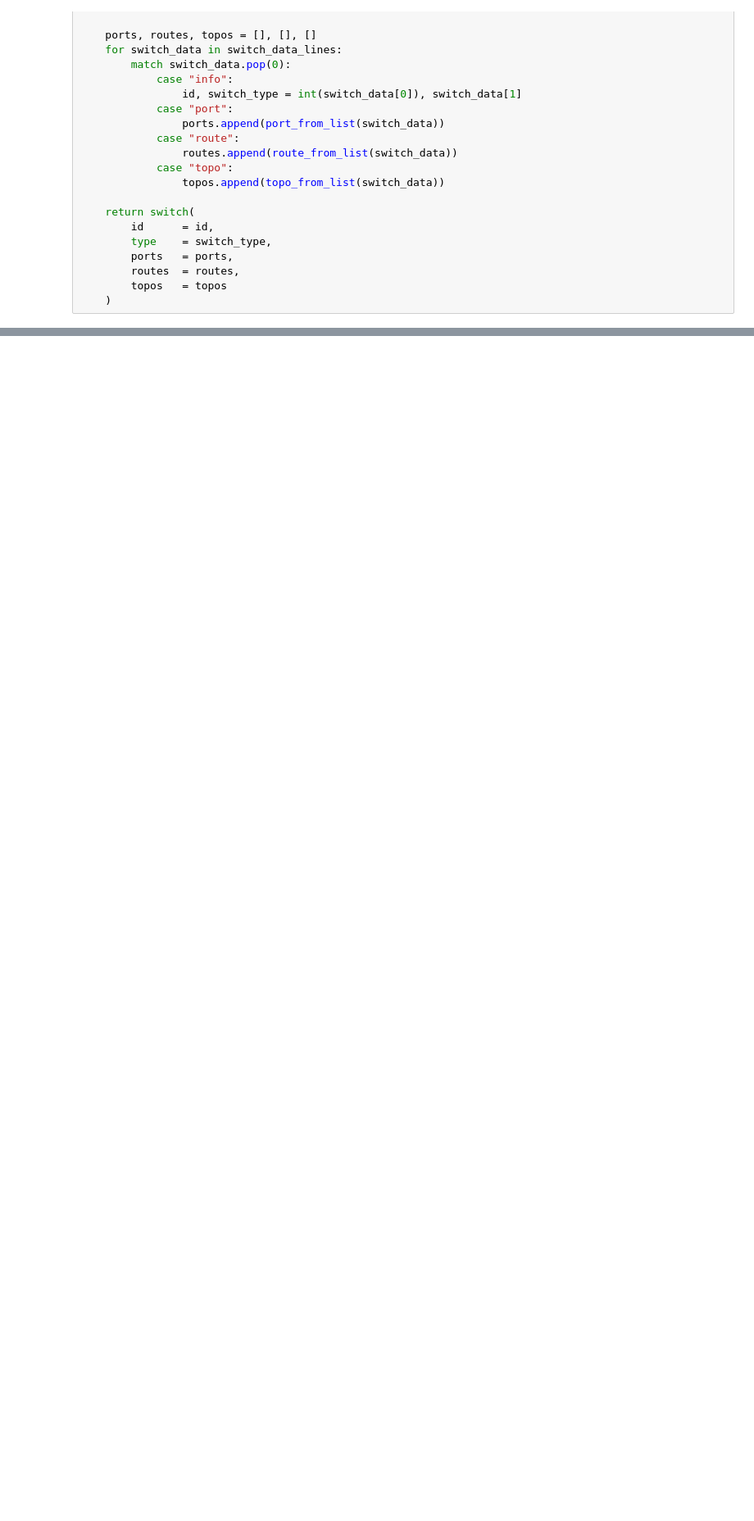
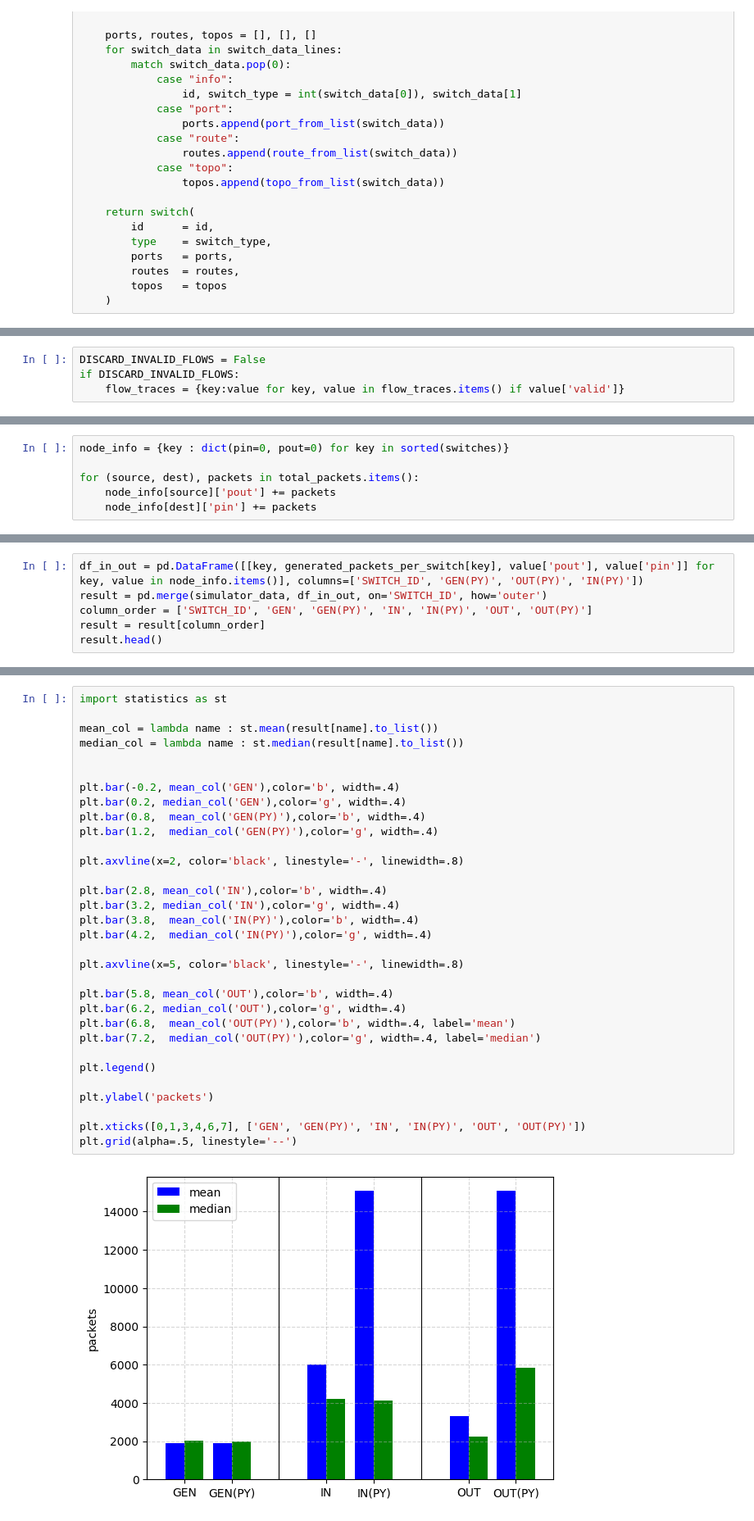
Before and after one commit to network-digital-twin/experiment-utils, a Jupyter notebook: src/partition_processing.ipynb, the cells around one changed output, grey strips where cells are left out. Shown: that part at 82% size. Drawn from its saved outputs; the diff is of its cells as text; blank space fills up the shorter version.

```diff
--- a/src/partition_processing.ipynb
+++ b/src/partition_processing.ipynb
@@ -168,0 +221,4 @@ ValueError: max() iterable argument is empty
+# %%
+DISCARD_INVALID_FLOWS = False
+if DISCARD_INVALID_FLOWS:
+    flow_traces = {key:value for key, value in flow_traces.items() if value['valid']}
@@ -168,0 +281,6 @@ ValueError: max() iterable argument is empty
+# %%
+node_info = {key : dict(pin=0, pout=0) for key in sorted(switches)}
+
+for (source, dest), packets in total_packets.items():
+    node_info[source]['pout'] += packets
+    node_info[dest]['pin'] += packets
@@ -168,0 +296,6 @@ ValueError: max() iterable argument is empty
+# %%
+df_in_out = pd.DataFrame([[key, generated_packets_per_switch[key], value['pout'], value['pin']] for key, value in node_info.items()], columns=['SWITCH_ID', 'GEN(PY)', 'OUT(PY)', 'IN(PY)'])
+result = pd.merge(simulator_data, df_in_out, on='SWITCH_ID', how='outer')
+column_order = ['SWITCH_ID', 'GEN', 'GEN(PY)', 'IN', 'IN(PY)', 'OUT', 'OUT(PY)']
+result = result[column_order]
+result.head()
@@ -168,0 +313,34 @@ ValueError: max() iterable argument is empty
+# %%
+import statistics as st
+
+mean_col = lambda name : st.mean(result[name].to_list())
+median_col = lambda name : st.median(result[name].to_list())
+
+
+plt.bar(-0.2, mean_col('GEN'),color='b', width=.4)
+plt.bar(0.2, median_col('GEN'),color='g', width=.4)
+plt.bar(0.8,  mean_col('GEN(PY)'),color='b', width=.4)
+plt.bar(1.2,  median_col('GEN(PY)'),color='g', width=.4)
+
+plt.axvline(x=2, color='black', linestyle='-', linewidth=.8)
+
+plt.bar(2.8, mean_col('IN'),color='b', width=.4)
+plt.bar(3.2, median_col('IN'),color='g', width=.4)
+plt.bar(3.8,  mean_col('IN(PY)'),color='b', width=.4)
+plt.bar(4.2,  median_col('IN(PY)'),color='g', width=.4)
+
+plt.axvline(x=5, color='black', linestyle='-', linewidth=.8)
+
+plt.bar(5.8, mean_col('OUT'),color='b', width=.4)
+plt.bar(6.2, median_col('OUT'),color='g', width=.4)
+plt.bar(6.8,  mean_col('OUT(PY)'),color='b', width=.4, label='mean')
+plt.bar(7.2,  median_col('OUT(PY)'),color='g', width=.4, label='median')
+
+plt.legend()
+
+plt.ylabel('packets')
+
+plt.xticks([0,1,3,4,6,7], ['GEN', 'GEN(PY)', 'IN', 'IN(PY)', 'OUT', 'OUT(PY)'])
+plt.grid(alpha=.5, linestyle='--')
+# %% [output]
+[figure, added]
```
Also changed, not shown: parts of 25 cells of this notebook, 14 other files.
